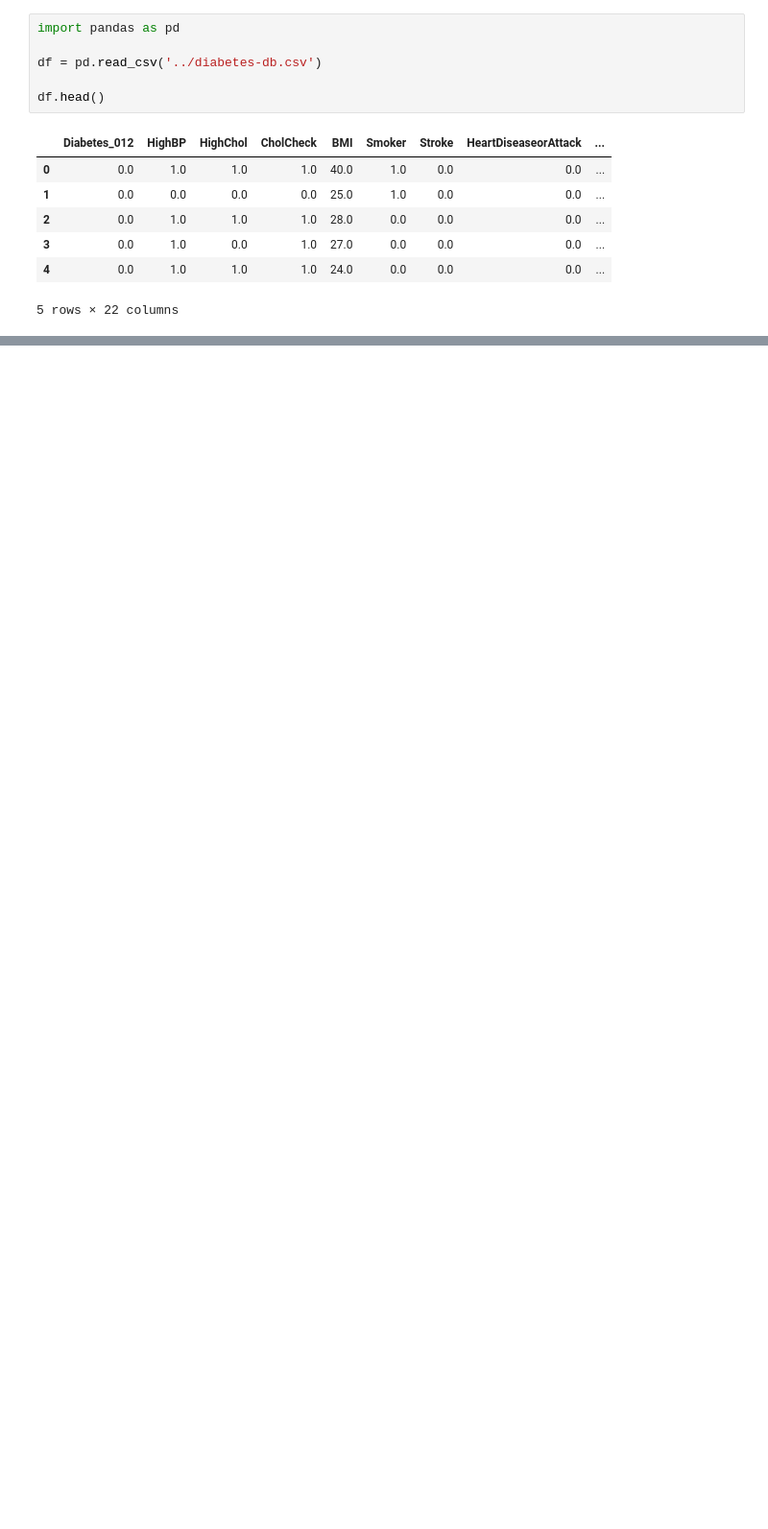
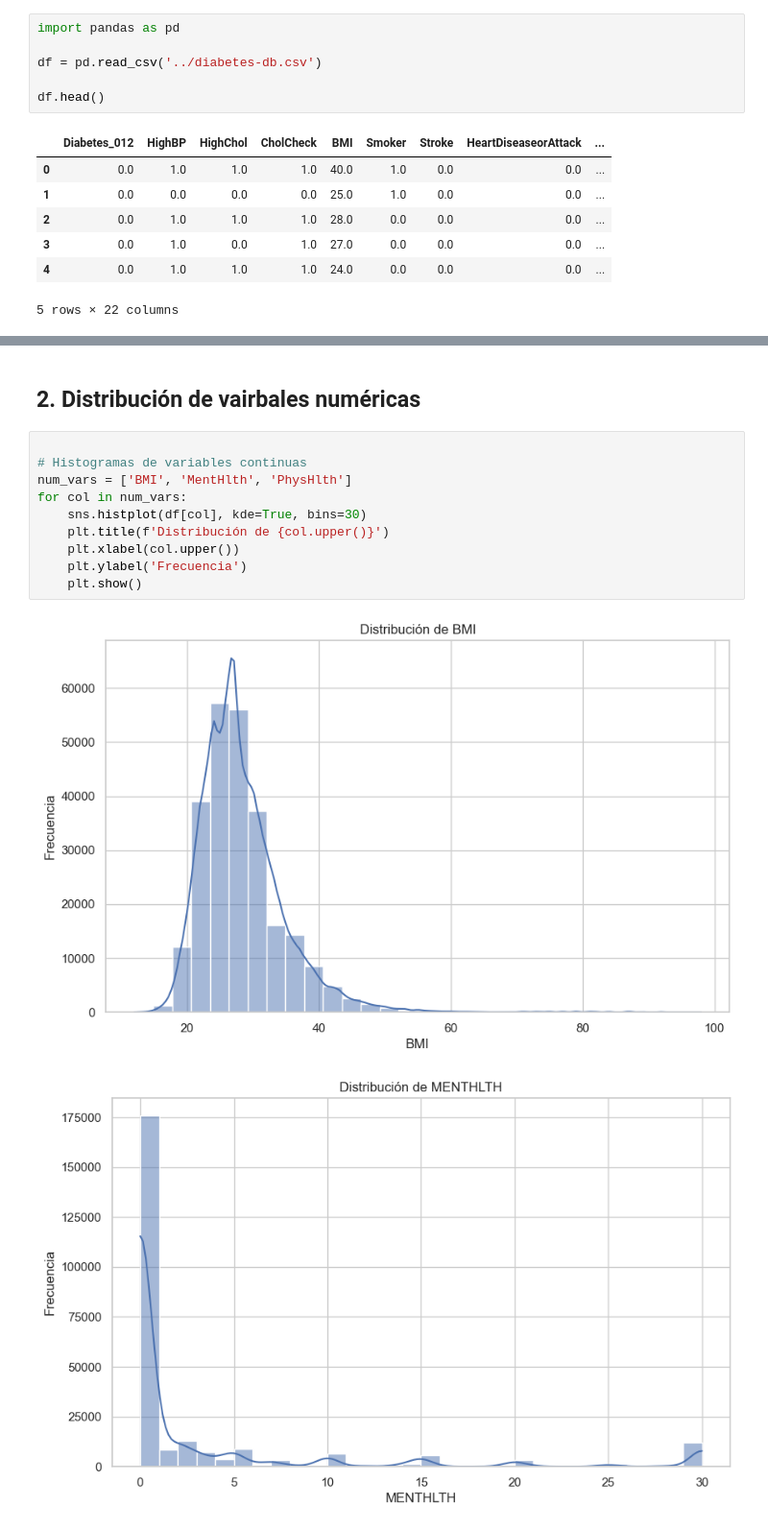
Before and after one commit to Bootcamp-IA-P4/multiclase-classifier_e2, a Jupyter notebook: docs/eda.ipynb, the cells around one changed output, grey strips where cells are left out. Shown: that part at 96% size. Drawn from its saved outputs; the diff is of its cells as text; blank space fills up the shorter version.

```diff
--- a/docs/eda.ipynb
+++ b/docs/eda.ipynb
@@ -16,0 +56,15 @@ df.head()
+# %% [markdown]
+## 2. Distribución de vairbales numéricas
+# %%
+
+# Histogramas de variables continuas
+num_vars = ['BMI', 'MentHlth', 'PhysHlth']
+for col in num_vars:
+    sns.histplot(df[col], kde=True, bins=30)
+    plt.title(f'Distribución de {col.upper()}')
+    plt.xlabel(col.upper())
+    plt.ylabel('Frecuencia')
+    plt.show()
+# %% [output]
+[figure, added]
+[figure, added]
```
Also changed, not shown: parts of 10 cells of this notebook.
